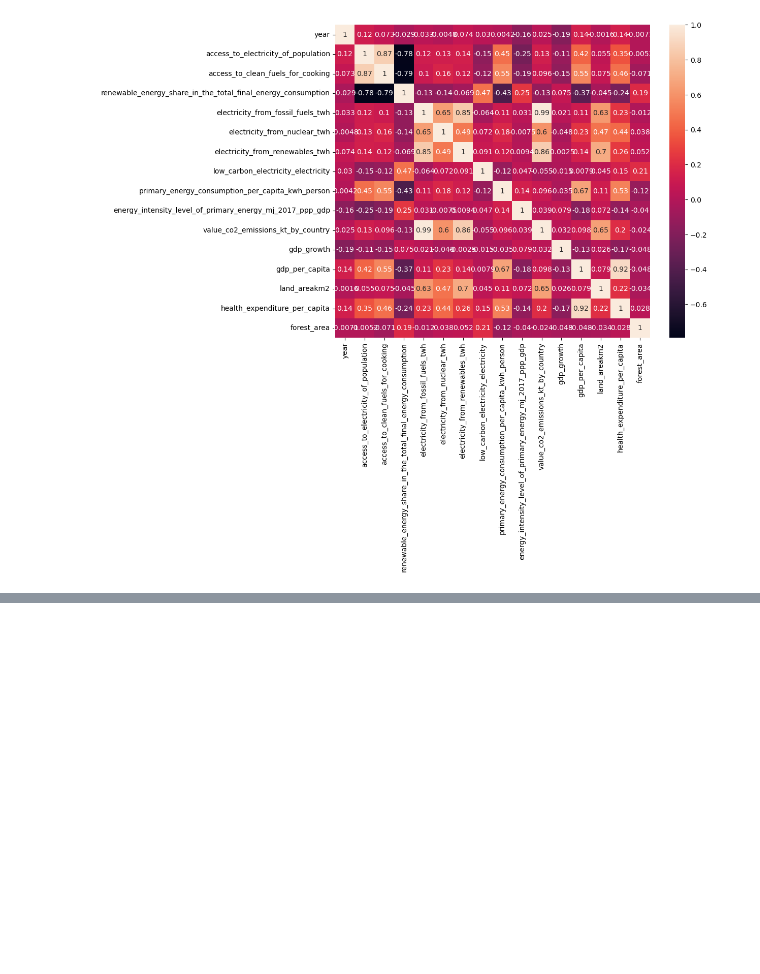
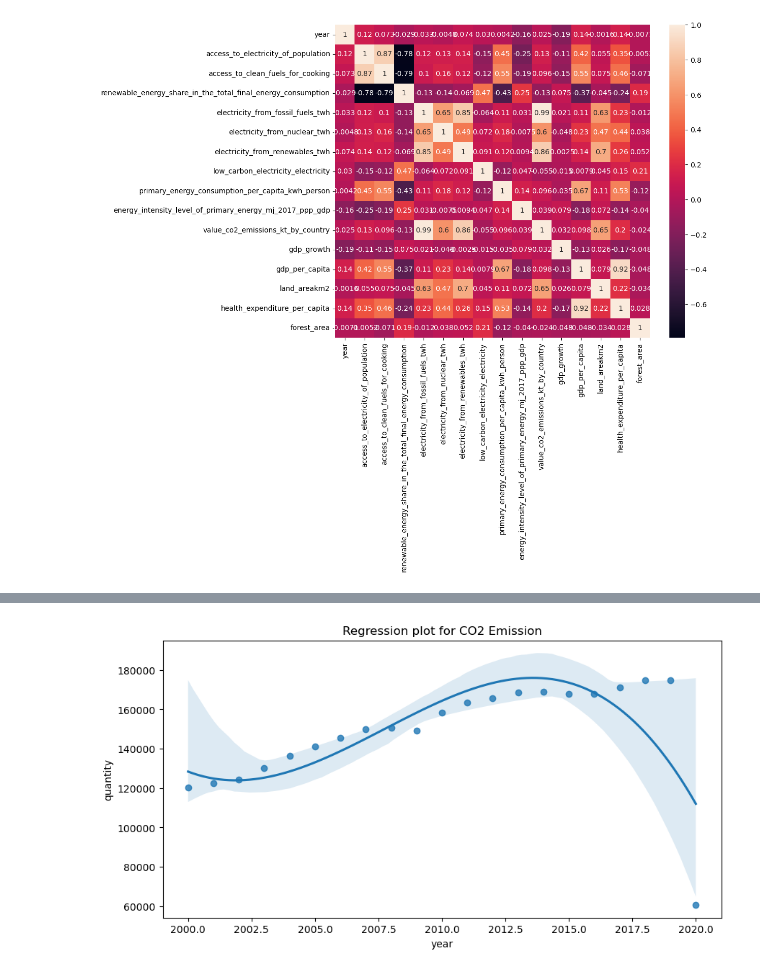
Before and after one commit to mayusuf/Global-Data-on-Sustainable-Energy, a Jupyter notebook: main.ipynb, the cells around one changed output, grey strips where cells are left out. Saved outputs shown, nothing was run; the diff lists cells and outputs as text; code cells hidden in the pictures; blank space fills up the shorter version.

```diff
--- a/main.ipynb
+++ b/main.ipynb
@@ -555,0 +653,16 @@ plot_world_map(column_name, title)
+# %%
+year_wise_co2 = data_cln.groupby('year')['value_co2_emissions_kt_by_country'].mean()
+df_year_wise_co2 = pd.DataFrame({'year':year_wise_co2.index, 'quantity':year_wise_co2.values})
+
+year_wise_healt_epnd_per_capita = data_cln.groupby('year')['health_expenditure_per_capita'].mean()
+df_year_wise_healt_epnd_per_capita = pd.DataFrame({'year':year_wise_healt_epnd_per_capita.index, 'USD':year_wise_healt_epnd_per_capita.values})
+
+year_wise_healt_epnd_per_capita = data_cln.groupby('year')['health_expenditure_per_capita'].mean()
+df_year_wise_healt_epnd_per_capita = pd.DataFrame({'year':year_wise_healt_epnd_per_capita.index, 'USD':year_wise_healt_epnd_per_capita.values})
+# %%
+plt.figure(figsize=(10,5))
+sns.regplot(data = df_year_wise_co2, x="year", y="quantity", order=3)
+plt.title("Regression plot for CO2 Emission")
+plt.show()
+# %% [output]
+[figure, added]
```
Also changed, not shown: parts of 77 cells of this notebook, 2 other files.
